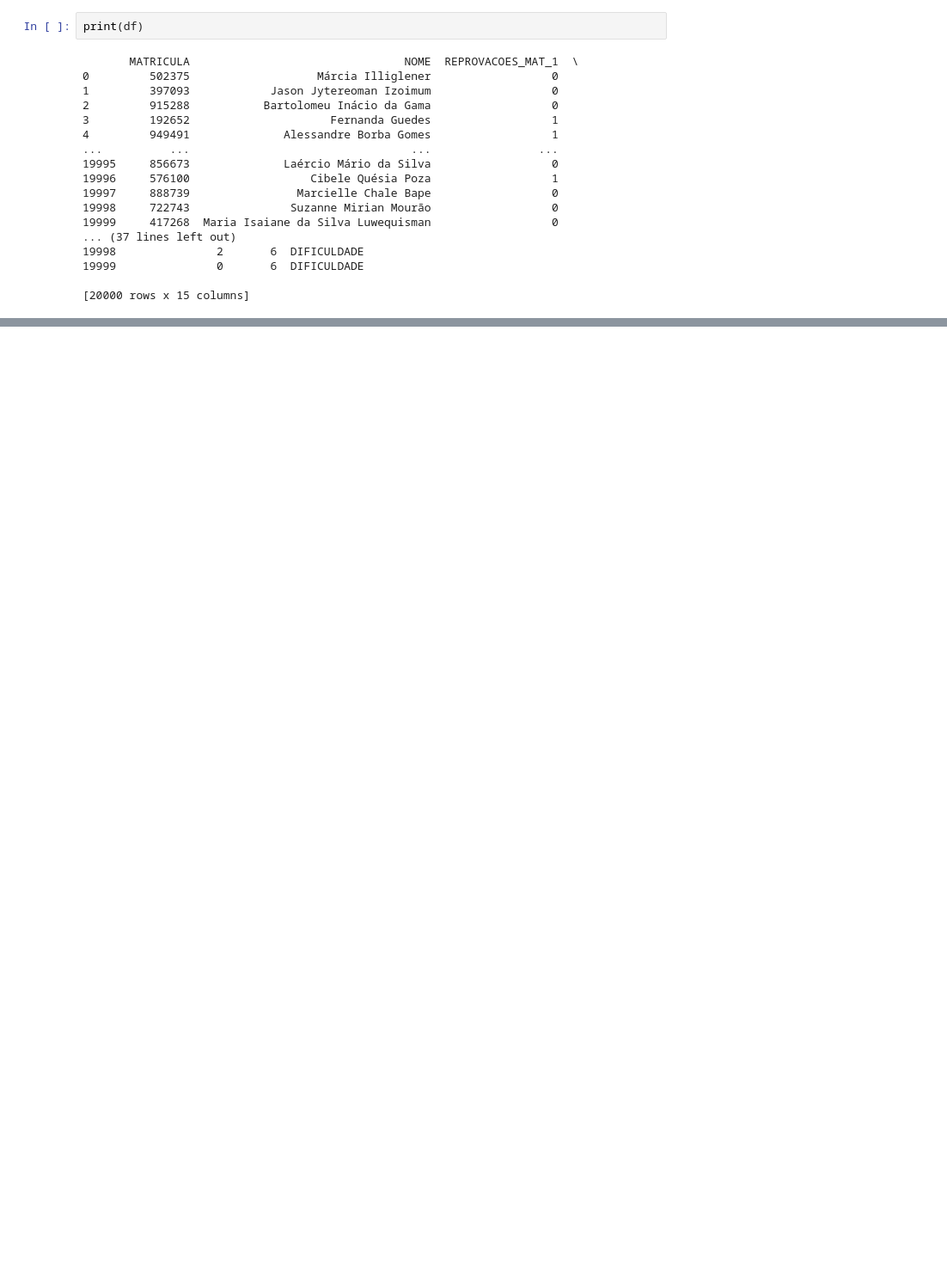
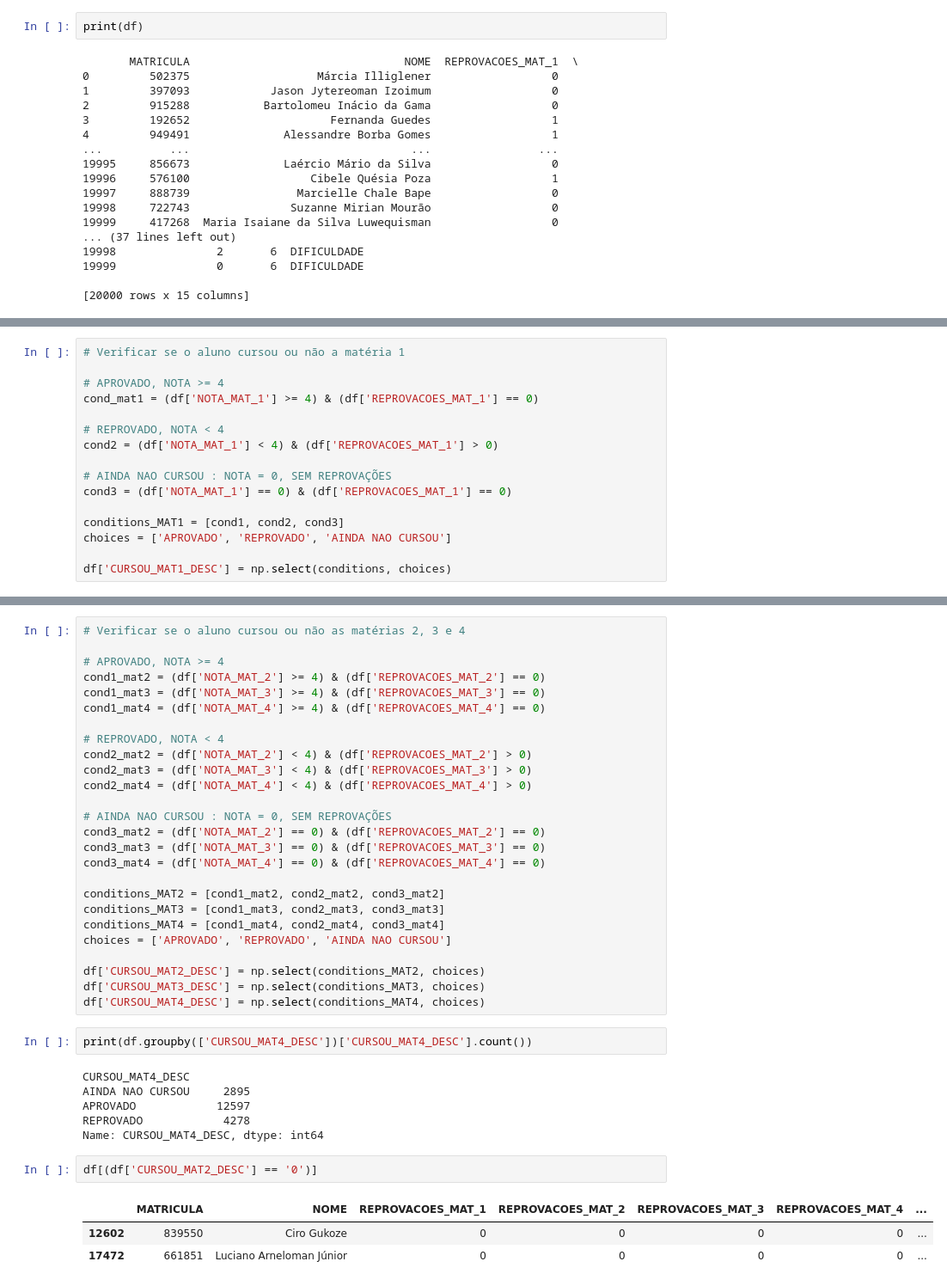
Before and after one commit to tonanuvem/airflow, a Jupyter notebook: jupyter/curso_transform.ipynb, the cells around one changed output, grey strips where cells are left out. Shown at 86% size. Saved outputs shown, nothing was run; the diff lists cells and outputs as text; blank space fills up the shorter version.

```diff
--- a/jupyter/curso_transform.ipynb
+++ b/jupyter/curso_transform.ipynb
@@ -161,0 +184,16 @@ Name: INGLES_DESC, dtype: int64
+# %%
+# Verificar se o aluno cursou ou não a matéria 1
+
+# APROVADO, NOTA >= 4
+cond_mat1 = (df['NOTA_MAT_1'] >= 4) & (df['REPROVACOES_MAT_1'] == 0)
+
+# REPROVADO, NOTA < 4
+cond2 = (df['NOTA_MAT_1'] < 4) & (df['REPROVACOES_MAT_1'] > 0)
+
+# AINDA NAO CURSOU : NOTA = 0, SEM REPROVAÇÕES
+cond3 = (df['NOTA_MAT_1'] == 0) & (df['REPROVACOES_MAT_1'] == 0)
+
+conditions_MAT1 = [cond1, cond2, cond3]
+choices = ['APROVADO', 'REPROVADO', 'AINDA NAO CURSOU']
+
+df['CURSOU_MAT1_DESC'] = np.select(conditions, choices)
@@ -162,3 +208,43 @@ Name: INGLES_DESC, dtype: int64
+# %%
+# Verificar se o aluno cursou ou não as matérias 2, 3 e 4
+
+# APROVADO, NOTA >= 4
+cond1_mat2 = (df['NOTA_MAT_2'] >= 4) & (df['REPROVACOES_MAT_2'] == 0)
+cond1_mat3 = (df['NOTA_MAT_3'] >= 4) & (df['REPROVACOES_MAT_3'] == 0)
+cond1_mat4 = (df['NOTA_MAT_4'] >= 4) & (df['REPROVACOES_MAT_4'] == 0)
+
+# REPROVADO, NOTA < 4
+cond2_mat2 = (df['NOTA_MAT_2'] < 4) & (df['REPROVACOES_MAT_2'] > 0)
+cond2_mat3 = (df['NOTA_MAT_3'] < 4) & (df['REPROVACOES_MAT_3'] > 0)
+cond2_mat4 = (df['NOTA_MAT_4'] < 4) & (df['REPROVACOES_MAT_4'] > 0)
+
+# AINDA NAO CURSOU : NOTA = 0, SEM REPROVAÇÕES
+cond3_mat2 = (df['NOTA_MAT_2'] == 0) & (df['REPROVACOES_MAT_2'] == 0)
+cond3_mat3 = (df['NOTA_MAT_3'] == 0) & (df['REPROVACOES_MAT_3'] == 0)
+cond3_mat4 = (df['NOTA_MAT_4'] == 0) & (df['REPROVACOES_MAT_4'] == 0)
+
+conditions_MAT2 = [cond1_mat2, cond2_mat2, cond3_mat2]
+conditions_MAT3 = [cond1_mat3, cond2_mat3, cond3_mat3]
+conditions_MAT4 = [cond1_mat4, cond2_mat4, cond3_mat4]
+choices = ['APROVADO', 'REPROVADO', 'AINDA NAO CURSOU']
+
+df['CURSOU_MAT2_DESC'] = np.select(conditions_MAT2, choices)
+df['CURSOU_MAT3_DESC'] = np.select(conditions_MAT3, choices)
+df['CURSOU_MAT4_DESC'] = np.select(conditions_MAT4, choices)
+# %%
+print(df.groupby(['CURSOU_MAT4_DESC'])['CURSOU_MAT4_DESC'].count())
+# %% [output]
+CURSOU_MAT4_DESC
+AINDA NAO CURSOU     2895
+APROVADO            12597
+REPROVADO            4278
+Name: CURSOU_MAT4_DESC, dtype: int64
+# %%
+df[(df['CURSOU_MAT2_DESC'] == '0')]
+# %% [output]
+|  | MATRICULA | NOME | REPROVACOES_MAT_1 | REPROVACOES_MAT_2 | REPROVACOES_MAT_3 | REPROVACOES_MAT_4 | ... |
+| 12602 | 839550 | Ciro Gukoze | 0 | 0 | 0 | 0 | ... |
+| 17472 | 661851 | Luciano Arneloman Júnior | 0 | 0 | 0 | 0 | ... |
 # %%
 #load data to hive
 def load(df, tbl):
```
Also changed, not shown: parts of 10 cells of this notebook.
